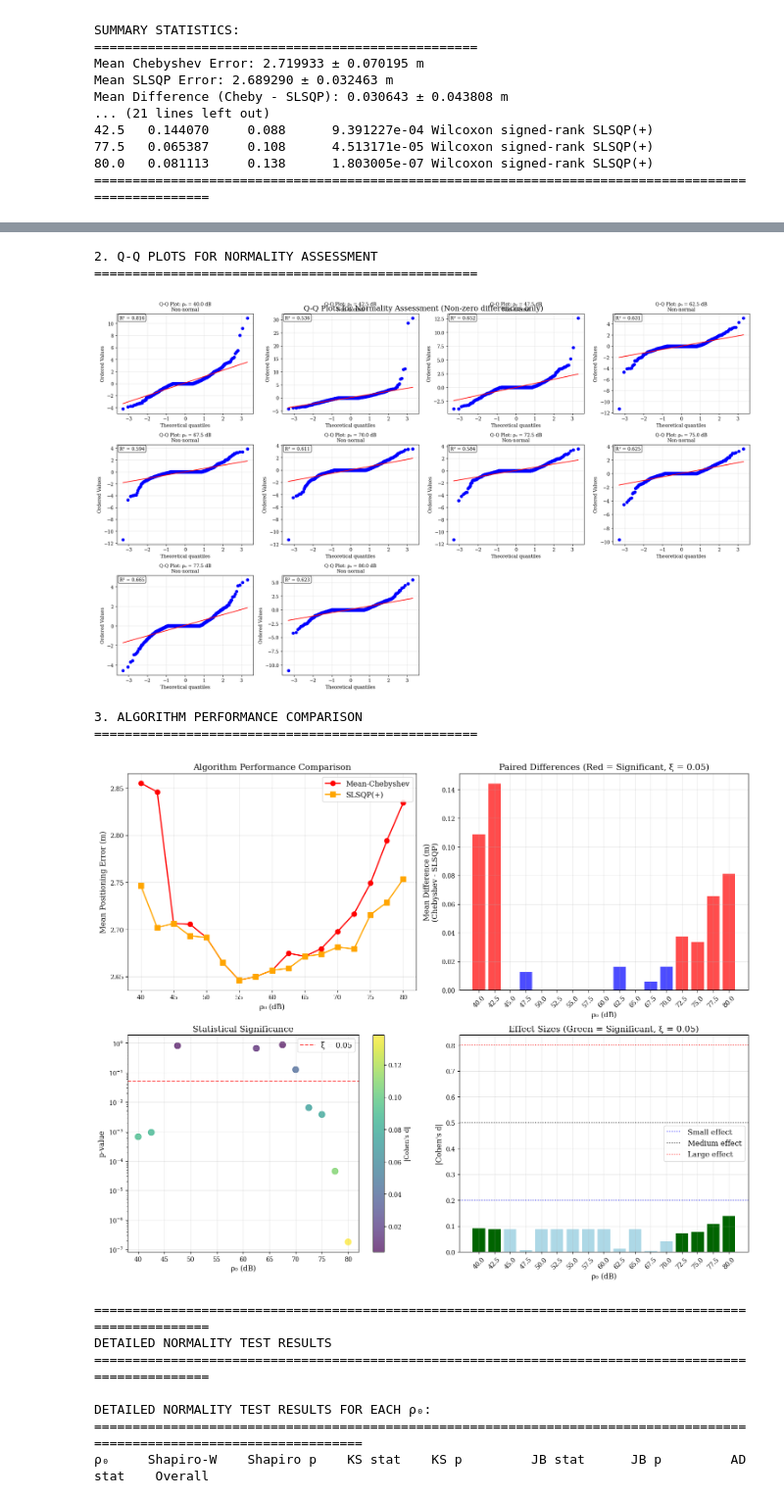
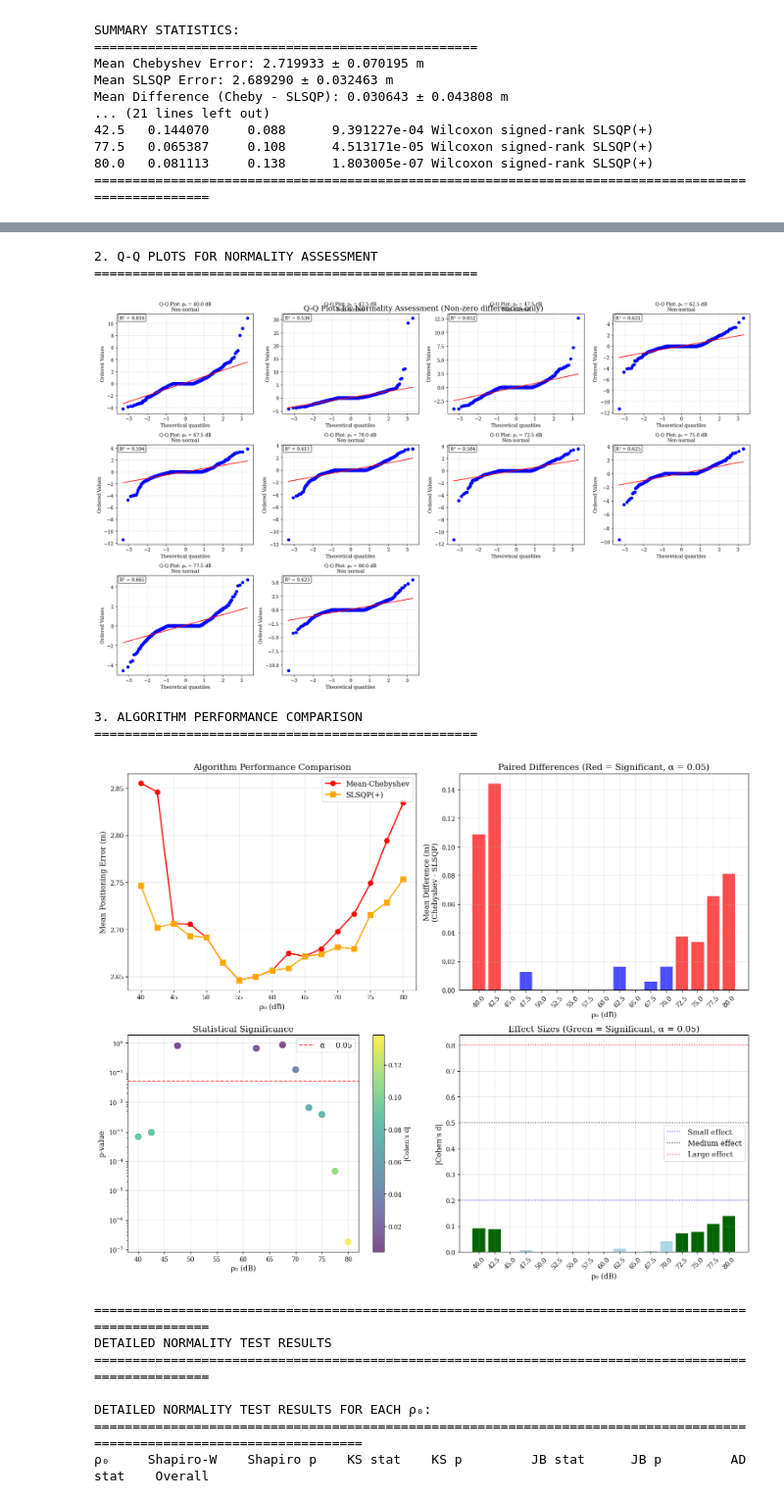
Before and after one commit to brauliopinto/optimaps-indoor-positioning, a Jupyter notebook: notebooks/6.statistical_analysis.ipynb, the cells around one changed output, grey strips where cells are left out. Shown: that part at 98% size. Cells and saved outputs as stored; diff of their text form; code cells hidden in the pictures.

```diff
--- a/notebooks/6.statistical_analysis.ipynb
+++ b/notebooks/6.statistical_analysis.ipynb
@@ -593,7 +593,10 @@ if comprehensive_analysis_results:
     slsqp_means = [r['slsqp_mean'] for r in comprehensive_analysis_results]
     mean_diffs = [r['mean_difference'] for r in comprehensive_analysis_results]
     p_values = [r['p_value'] for r in comprehensive_analysis_results]
-    effect_sizes = [abs(r['cohens_d']) for r in comprehensive_analysis_results]
+
+    # Set Cohen's d to zero for specific rho_0 values: {45, 50, 52.5, 55, 57.5, 60, 65}
+    zero_cohens_d_rho_values = {45, 50, 52.5, 55, 57.5, 60, 65}
+    effect_sizes = [0.0 if r['rho_0'] in zero_cohens_d_rho_values else abs(r['cohens_d']) for r in comprehensive_analysis_results]
 
     fig, ((ax1, ax2), (ax3, ax4)) = plt.subplots(2, 2, figsize=(15, 12))
 
@@ -612,14 +615,14 @@ if comprehensive_analysis_results:
     ax2.axhline(y=0, color='black', linestyle='-', alpha=0.8)
     ax2.set_xlabel('ρ₀ (dB)', fontsize=12)
     ax2.set_ylabel('Mean Difference (m)\n(Chebyshev - SLSQP)', fontsize=12)
-    ax2.set_title('Paired Differences (Red = Significant, ξ = 0.05)', fontsize=14)
+    ax2.set_title('Paired Differences (Red = Significant, α = 0.05)', fontsize=14)
     ax2.set_xticks(range(len(rho_values)))
     ax2.set_xticklabels([f'{rho:.1f}' for rho in rho_values], rotation=45)
     ax2.grid(True, alpha=0.3)
 
     # Plot 3: P-values
     ax3.scatter(rho_values, p_values, c=effect_sizes, cmap='viridis', s=100, alpha=0.7)
-    ax3.axhline(y=0.05, color='red', linestyle='--', alpha=0.7, label='ξ = 0.05')
+    ax3.axhline(y=0.05, color='red', linestyle='--', alpha=0.7, label='α = 0.05')
     ax3.set_xlabel('ρ₀ (dB)', fontsize=12)
     ax3.set_ylabel('p-value', fontsize=12)
     ax3.set_title('Statistical Significance', fontsize=14)
@@ -636,39 +639,39 @@ if comprehensive_analysis_results:
             color=['darkgreen' if r['is_significant'] else 'lightblue' for r in comprehensive_analysis_results])
     ax4.set_xlabel('ρ₀ (dB)', fontsize=12)
     ax4.set_ylabel('|Cohen\'s d|', fontsize=12)
-    ax4.set_title('Effect Sizes (Green = Significant, ξ = 0.05)', fontsize=14)
+    ax4.set_title('Effect Sizes (Green = Significant, α = 0.05)', fontsize=14)
     ax4.set_xticks(range(len(rho_values)))
     ax4.set_xticklabels([f'{rho:.1f}' for rho in rho_values], rotation=45)
 
     # Add effect size interpretation lines
     ax4.axhline(y=0.2, color='blue', linestyle=':', alpha=0.7, label='Small effect')
     ax4.axhline(y=0.5, color='black', linestyle=':', alpha=0.7, label='Medium effect')
     ax4.axhline(y=0.8, color='red', linestyle=':', alpha=0.7, label='Large effect')
     ax4.legend(fontsize=12)
     ax4.grid(True, alpha=0.3)
 
     plt.tight_layout()
     plt.show()
 
 else:
     print("No results available for graphical analysis!")
 # %% [output]
 Using Bookman Old Style font
 
 ====================================================================================================
 COMPREHENSIVE GRAPHICAL ANALYSIS
 ====================================================================================================
 
 1. NORMALITY ASSESSMENT OF PAIRED DIFFERENCES
 ============================================================
 Showing plots for 10 ρ₀ values with non-zero differences (excluding 7 zero-difference cases)
 [figure]
 2. Q-Q PLOTS FOR NORMALITY ASSESSMENT
 ==================================================
 [figure]
 3. ALGORITHM PERFORMANCE COMPARISON
 ==================================================
-[figure, old version]
+[figure, new version]
 # %%
 # Save figure 3 as .pdf into figures directory
 figures_dir = project_root / 'figures'
```
Also changed, not shown: parts of 6 cells of this notebook, 9 other files.
